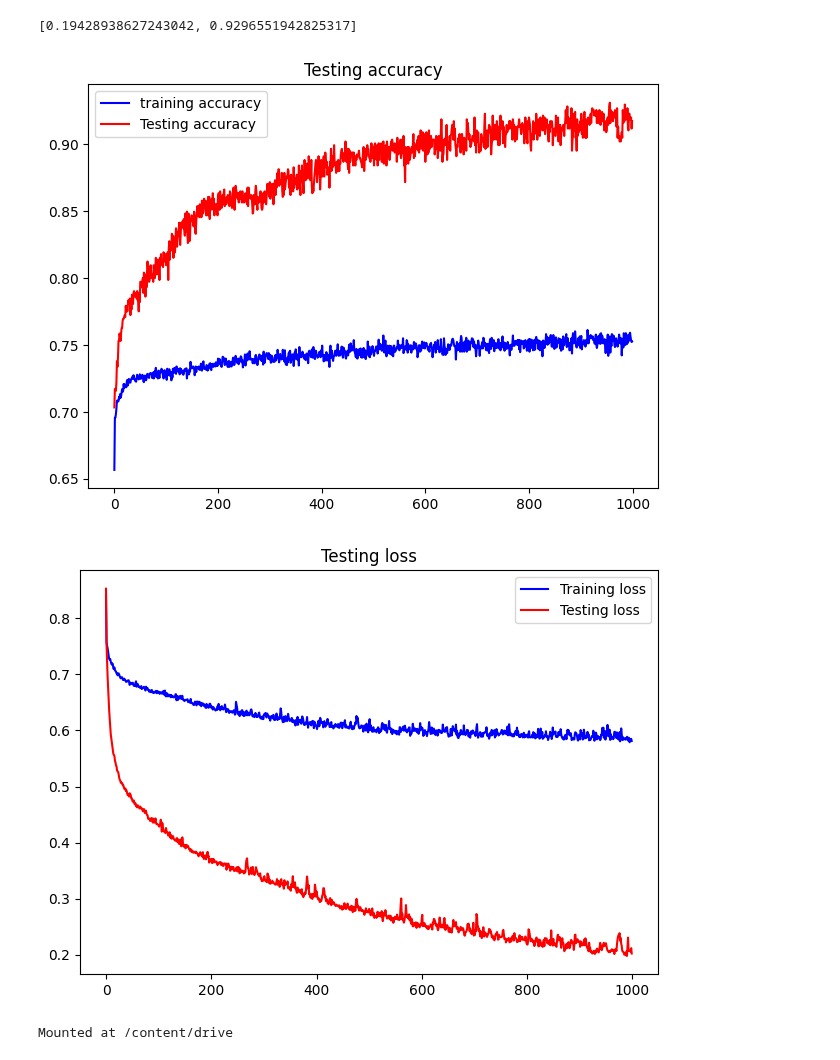
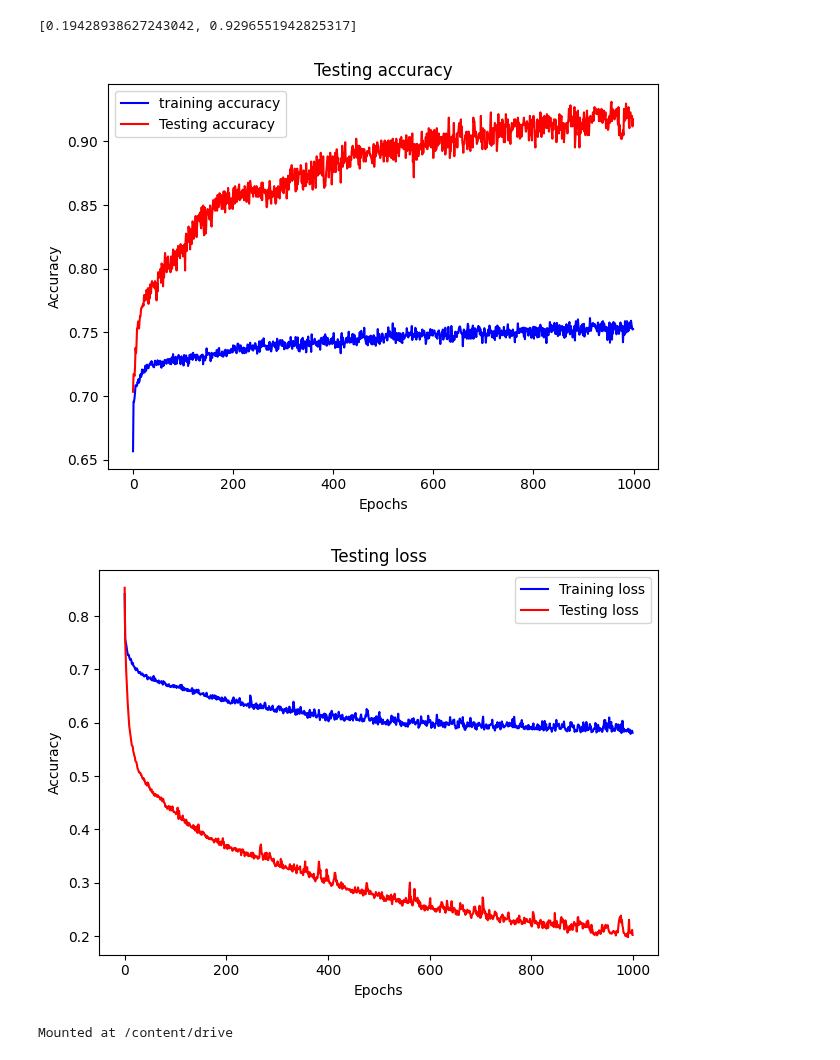
Before and after one commit to annisarizkaaulia/WeatherKu, a Jupyter notebook: Klasifikasi_Cuaca_Kota_Lhokseumawe_Backpropagation_sudahfix.ipynb, the cells around one changed output. Saved outputs shown, nothing was run; the diff lists cells and outputs as text; code cells hidden in the pictures.

```diff
--- a/Klasifikasi_Cuaca_Kota_Lhokseumawe_Backpropagation_sudahfix.ipynb
+++ b/Klasifikasi_Cuaca_Kota_Lhokseumawe_Backpropagation_sudahfix.ipynb
@@ -605,34 +605,38 @@ Epoch 1000/1000
 # %%
 import matplotlib.pyplot as plt
 
 acctrain = historytrain.history['accuracy']
 acctest = historytest.history['accuracy']
 losstrain = historytrain.history['loss']
 losstest = historytest.history['loss']
 
 epochsacctrain = range(len(acctrain))
 epochslosstrain = range(len(losstrain))
 epochsacctest = range(len(acctest))
 epochslosstest = range(len(losstest))
 
 plt.plot(epochsacctrain, acctrain, 'b', label='training accuracy')
 plt.title('Training accuracy')
 plt.plot(epochsacctest, acctest, 'r', label='Testing accuracy')
 plt.title('Testing accuracy')
+plt.xlabel('Epochs')
+plt.ylabel('Accuracy')
 plt.legend()
 plt.tight_layout()
 plt.show()
 
 plt.plot(epochslosstrain, losstrain, 'b', label='Training loss')
 plt.title('Training loss')
 plt.plot(epochslosstest, losstest, 'r', label='Testing loss')
 plt.title('Testing loss')
+plt.xlabel('Epochs')
+plt.ylabel('Accuracy')
 plt.legend()
 plt.tight_layout()
 plt.show()
 # %% [output]
-[figure, old version]
+[figure, new version]
-[figure, old version]
+[figure, new version]
 # %%
 from google.colab import drive
 drive.mount('/content/drive')
```
